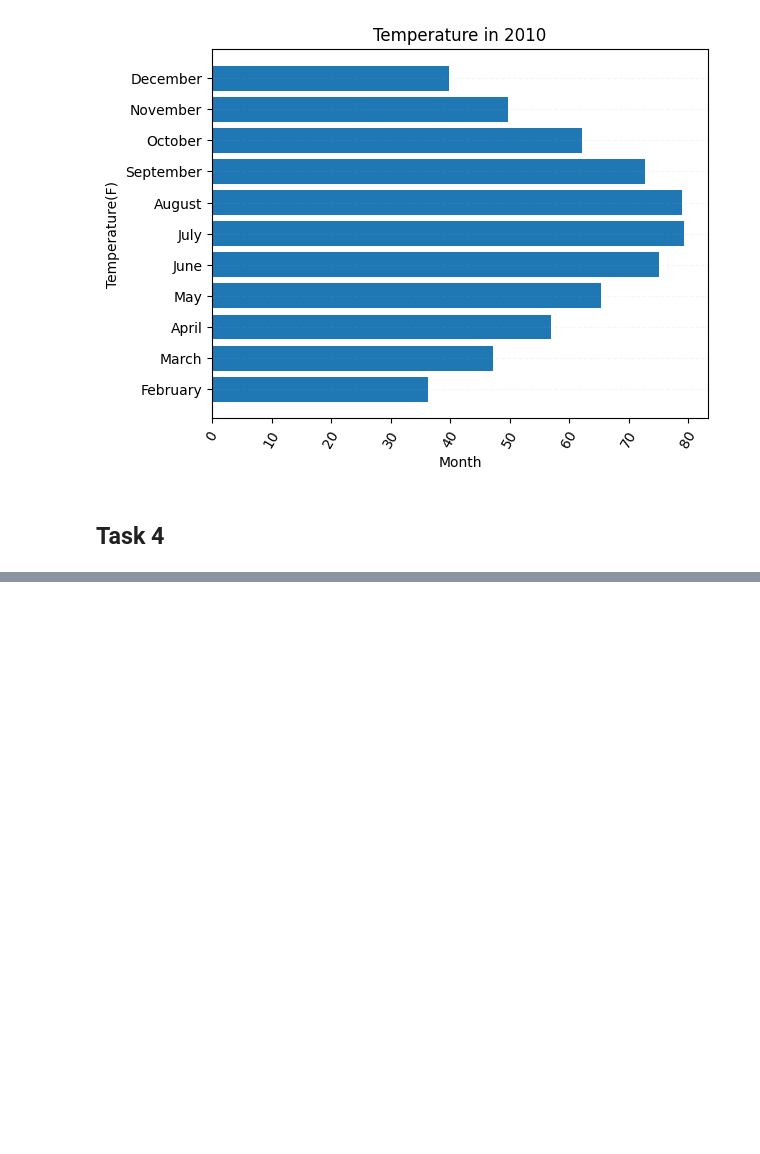
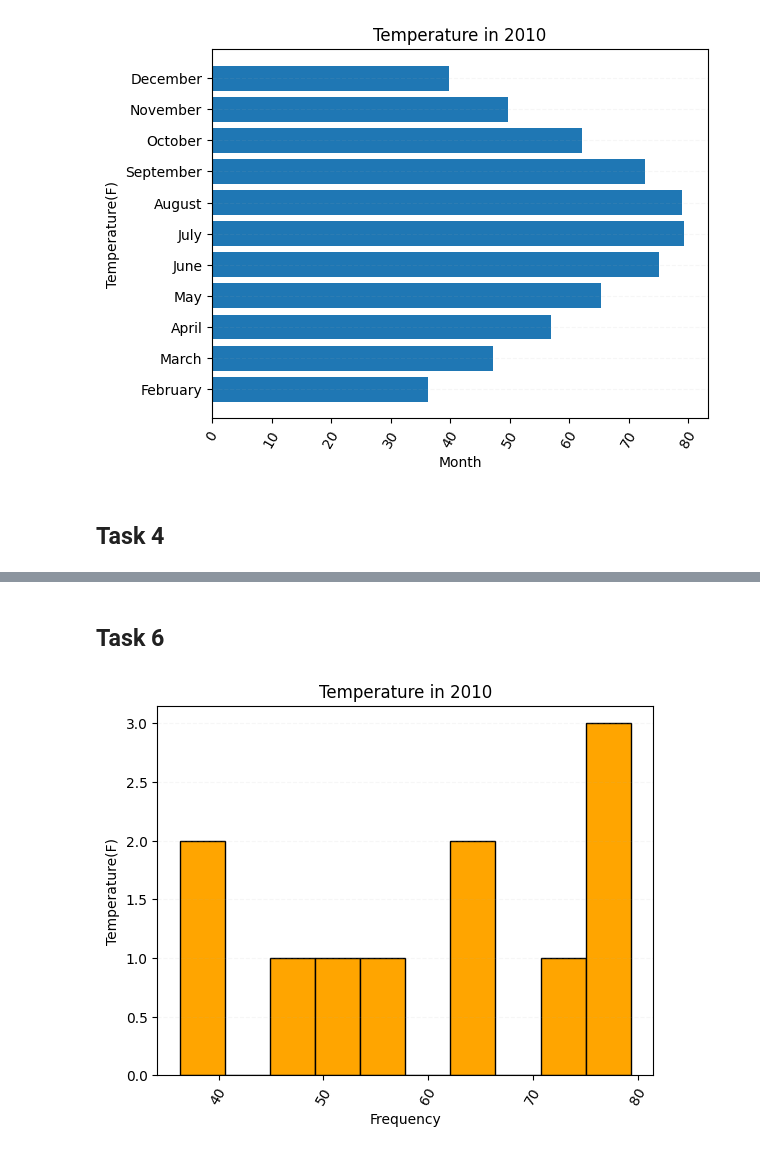
Before and after one commit to rupeshbharti/Today-I-Learned, a Jupyter notebook: Assignments/Assignment11/assignment11.ipynb, the cells around one changed output, grey strips where cells are left out. Drawn from its saved outputs; the diff is of its cells as text; code cells hidden in the pictures; blank space fills up the shorter version.

```diff
--- a/Assignments/Assignment11/assignment11.ipynb
+++ b/Assignments/Assignment11/assignment11.ipynb
@@ -141,0 +195,12 @@ plt.show()
+# %% [markdown]
+## __Task 6__
+# %%
+plt.hist(df_2010.Temperature, bins=10, color="orange",edgecolor="black")
+plt.title('Temperature in 2010')
+plt.xlabel('Frequency')
+plt.ylabel('Temperature(F)')
+plt.grid(axis='y',alpha=0.1,linestyle='--')
+plt.xticks(rotation=60)
+plt.show()
+# %% [output]
+[figure, added]
```
Also changed, not shown: parts of 6 cells of this notebook, 8 other files.
